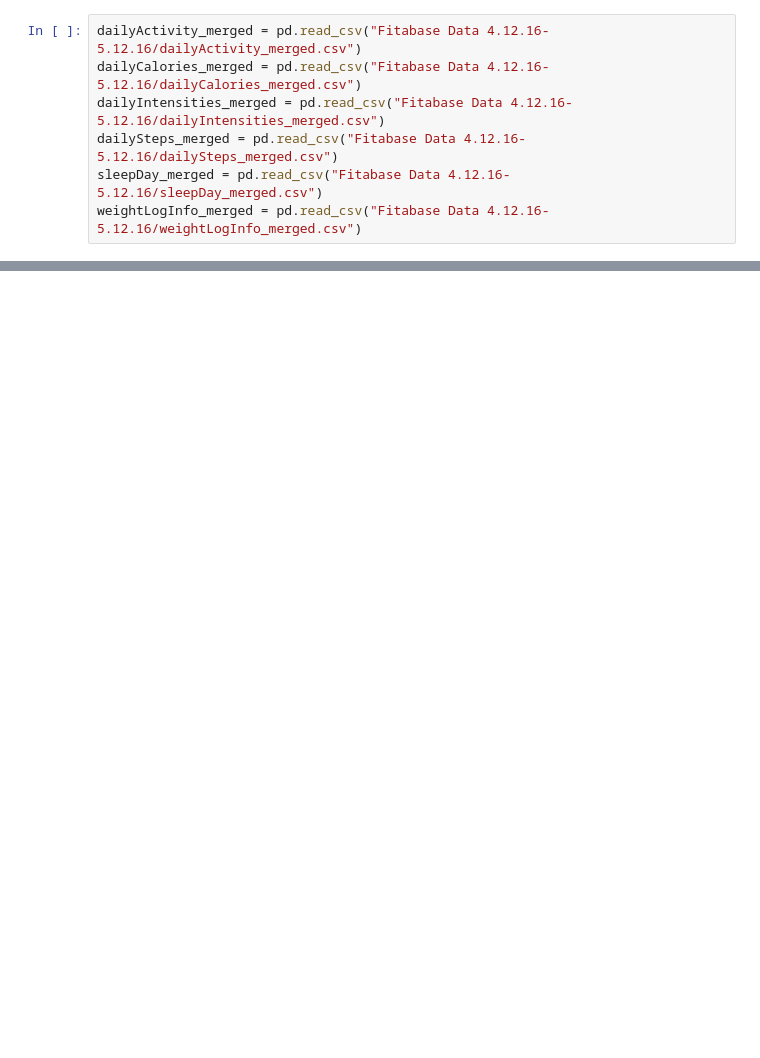
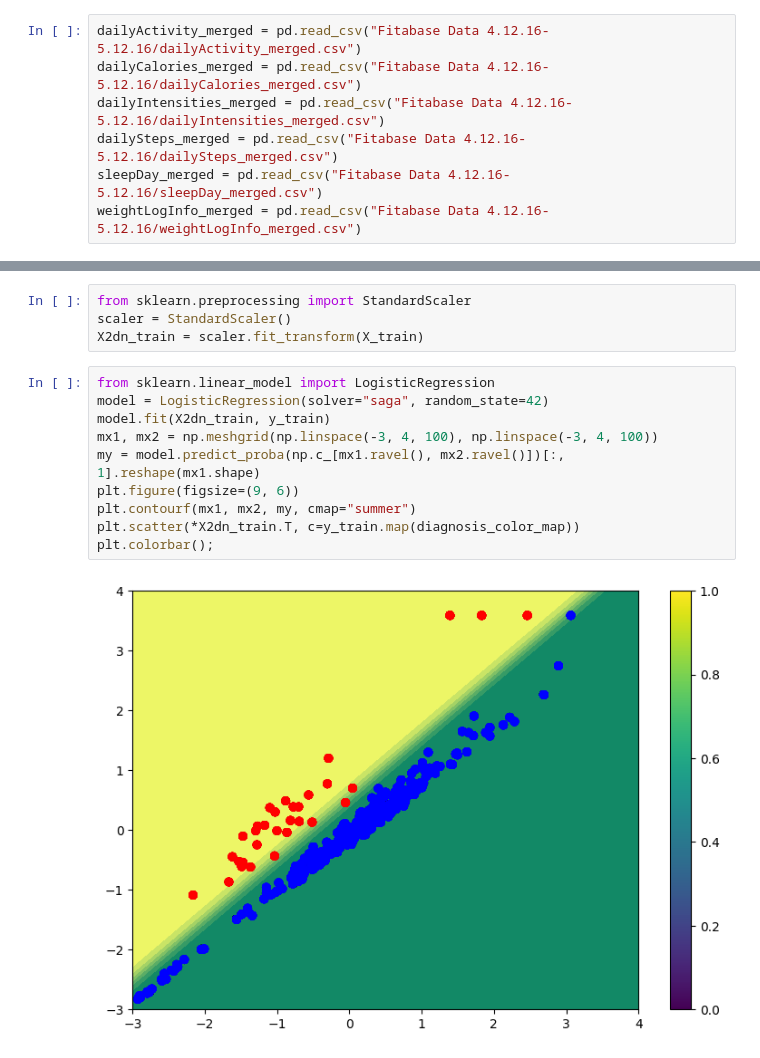
Before and after one commit to fiorani/garmin-data-analysis, a Jupyter notebook: Classificazione.ipynb, the cells around one changed output, grey strips where cells are left out. Cells and saved outputs as stored; diff of their text form; blank space fills up the shorter version.

Commit message:
add logistic regression

```diff
--- a/Classificazione.ipynb
+++ b/Classificazione.ipynb
@@ -90,0 +88,16 @@ X_train.plot.scatter("TotalMinutesAsleep", "TotalTimeInBed", c=y_train.map(diagn
+# %%
+from sklearn.preprocessing import StandardScaler
+scaler = StandardScaler()
+X2dn_train = scaler.fit_transform(X_train)
+# %%
+from sklearn.linear_model import LogisticRegression
+model = LogisticRegression(solver="saga", random_state=42)
+model.fit(X2dn_train, y_train)
+mx1, mx2 = np.meshgrid(np.linspace(-3, 4, 100), np.linspace(-3, 4, 100))
+my = model.predict_proba(np.c_[mx1.ravel(), mx2.ravel()])[:, 1].reshape(mx1.shape)
+plt.figure(figsize=(9, 6))
+plt.contourf(mx1, mx2, my, cmap="summer")
+plt.scatter(*X2dn_train.T, c=y_train.map(diagnosis_color_map))
+plt.colorbar();
+# %% [output]
+[figure, added]
```
Also changed, not shown: parts of 4 cells of this notebook.
